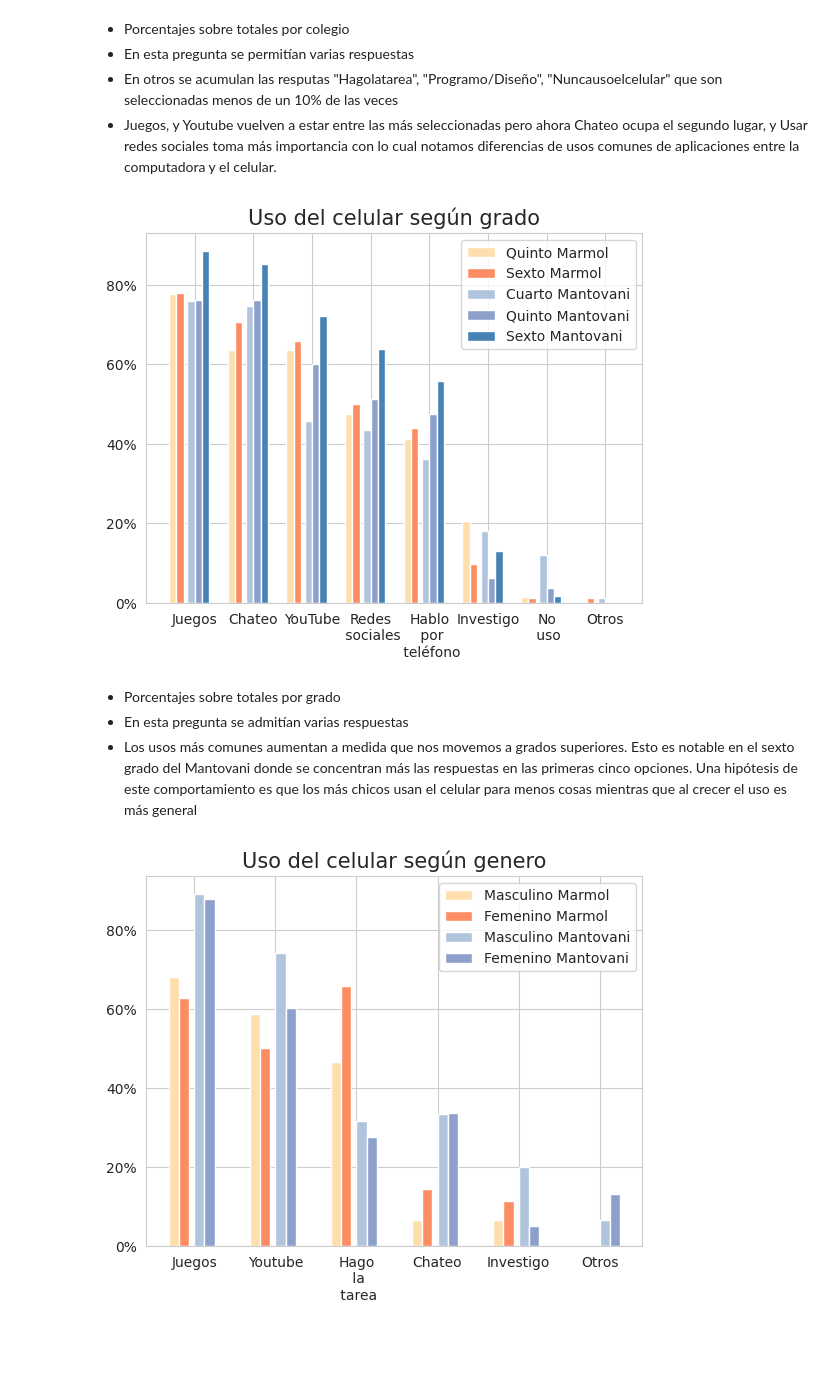
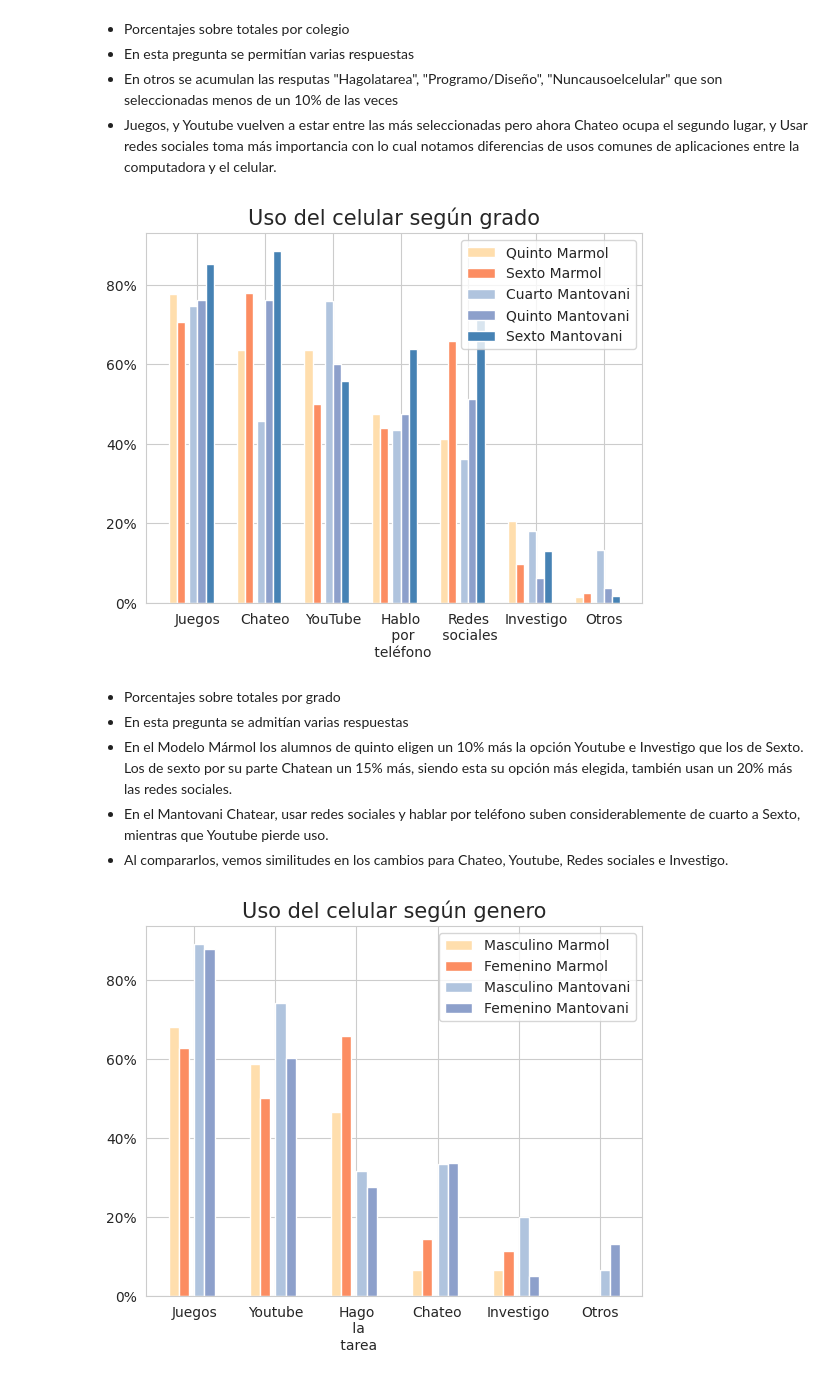
Before and after one commit to fedesassone/tesis, a Jupyter notebook: notebooks/Poblacional.ipynb, the cells around one changed output. Cells and saved outputs as stored; diff of their text form; code cells hidden in the pictures; blank space fills up the shorter version.

Commit message:
Uso celu segun grado corregido

```diff
--- a/notebooks/Poblacional.ipynb
+++ b/notebooks/Poblacional.ipynb
@@ -865,60 +865,64 @@ plt.savefig('poblacional_uso_celular.png')
 data_total = df_fe["uso_celular"].str.replace(" ", "").str.get_dummies(sep=',').sum().div(cant_total).sort_values(ascending=False)
 
 data_marmol_quinto = marmol[marmol['grado']=="Quinto"]["uso_celular"].str.replace(" ", "").str.get_dummies(sep=',').sum().div(cant_marmol_quinto).sort_values(ascending=False)
 data_marmol_sexto = marmol[marmol['grado']=="Sexto"]["uso_celular"].str.replace(" ", "").str.get_dummies(sep=',').sum().div(cant_marmol_sexto).sort_values(ascending=False)
 
 data_mantovani_cuarto = mantovani[mantovani['grado']=="Cuarto"]["uso_celular"].str.replace(" ", "").str.get_dummies(sep=',').sum().div(cant_mantovani_cuarto).sort_values(ascending=False)
 data_mantovani_quinto = mantovani[mantovani['grado']=="Quinto"]["uso_celular"].str.replace(" ", "").str.get_dummies(sep=',').sum().div(cant_mantovani_quinto).sort_values(ascending=False)
 data_mantovani_sexto = mantovani[mantovani['grado']=="Sexto"]["uso_celular"].str.replace(" ", "").str.get_dummies(sep=',').sum().div(cant_mantovani_sexto).sort_values(ascending=False)
 
-otros = ["Hagolatarea", "Programo/Diseño"]
+otros = ["Hagolatarea", "Nuncausoelcelular", "Programo/Diseño"]
 
-dfs = [data_total, data_marmol_quinto, data_marmol_sexto, data_mantovani_cuarto, data_mantovani_quinto, data_mantovani_sexto]
+dfs = [data_marmol_quinto, data_marmol_sexto, data_mantovani_cuarto, data_mantovani_quinto, data_mantovani_sexto]
 
-for df in dfs:
-    df["Otros"] = 0.0
-    for data in df.index:
-        if data in otros:
-            df["Otros"] = df["Otros"] + df[data]
-            df.drop(data, inplace=True)
+result = pd.concat(dfs, axis=1)
+result = result.rename(columns={0:'Quinto Marmol',
+                                1:'Sexto Marmol',
+                                2:'Cuarto Mantovani',
+                                3:'Quinto Mantovani',
+                                4:'Sexto Mantovani'})
 
-    for data in data_total.index:
-        if data not in df.index:
-            df[data] = 0.0
+result.loc["Otros"] = [0.0]*5
 
-bar_width = 0.25
+result =result.fillna(0)
+for row in otros:
+        result.loc['Otros'] += result.loc[row]
+        result.drop([row], inplace=True)
 
-ticks = [1, 3, 5, 7, 9, 11, 13, 15]
+bar_width = 0.12
 
-labels = ("Juegos", "Chateo", "YouTube", "Redes\n sociales", \
-           "Hablo\n por\n teléfono", "Investigo", "No\n uso", "Otros")
+ticks = np.arange(len(result))
+
+labels = ("Juegos", "Chateo", "YouTube", "Hablo\n por\n teléfono", \
+           "Redes\n sociales", "Investigo", "Otros")
 
 br_marmol_quinto = ticks
 br_marmol_sexto = [x + bar_width for x in br_marmol_quinto]
 
 br_mantovani_cuarto = [x + 1.5* bar_width for x in br_marmol_sexto]
 br_mantovani_quinto = [x + bar_width for x in br_mantovani_cuarto]
 br_mantovani_sexto  = [x + bar_width for x in br_mantovani_quinto]
 
-plt.bar(br_marmol_quinto,data_marmol_quinto, width=bar_width, label = 'Quinto Marmol', color='navajowhite')
-plt.bar(br_marmol_sexto,data_marmol_sexto, width=bar_width, label = 'Sexto Marmol', color='C1')
-
-plt.bar(br_mantovani_cuarto,data_mantovani_cuarto, width=bar_width, label = 'Cuarto Mantovani', color='lightsteelblue')
-plt.bar(br_mantovani_quinto,data_mantovani_quinto, width=bar_width, label = 'Quinto Mantovani', color='C2')
-plt.bar(br_mantovani_sexto,data_mantovani_sexto, width=bar_width, label = 'Sexto Mantovani', color='steelblue')
+plt.bar(br_marmol_quinto,    result['Quinto Marmol'], width=bar_width, label = 'Quinto Marmol', color='navajowhite')
+plt.bar(br_marmol_sexto,     result['Sexto Marmol'], width=bar_width, label = 'Sexto Marmol', color='C1')
+plt.bar(br_mantovani_cuarto, result['Cuarto Mantovani'], width=bar_width, label = 'Cuarto Mantovani', color='lightsteelblue')
+plt.bar(br_mantovani_quinto, result['Quinto Mantovani'], width=bar_width, label = 'Quinto Mantovani', color='C2')
+plt.bar(br_mantovani_sexto,  result['Sexto Mantovani'], width=bar_width, label = 'Sexto Mantovani', color='steelblue')
 
 plt.gca().yaxis.set_major_formatter(PercentFormatter(1))
 plt.title("Uso del celular según grado", fontsize=15)
 ticks = [x + 3*bar_width for x in ticks]
 plt.xticks(ticks, labels)
-plt.legend()
+plt.legend(loc='upper right')
 plt.savefig('poblacional_uso_celular_segun_grado.png')
 # %% [output]
-[figure, old version]
+[figure, new version]
 # %% [markdown]
 * Porcentajes sobre totales por grado
 * En esta pregunta se admitían varias respuestas
-* Los usos más comunes aumentan a medida que nos movemos a grados superiores. Esto es notable en el sexto grado del Mantovani donde se concentran más las respuestas en las primeras cinco opciones. Una hipótesis de este comportamiento es que los más chicos usan el celular para menos cosas mientras que al crecer el uso es más general
+* En el Modelo Mármol los alumnos de quinto eligen un 10% más la opción Youtube e Investigo que los de Sexto. Los de sexto por su parte Chatean un 15% más, siendo esta su opción más elegida, también usan un 20% más las redes sociales.
+* En el Mantovani Chatear, usar redes sociales y hablar por teléfono suben considerablemente de cuarto a Sexto, mientras que Youtube pierde uso.
+* Al compararlos, vemos similitudes en los cambios para Chateo, Youtube, Redes sociales e Investigo.
 # %%
 # Uso del celular según género
 data_total = df_fe["uso_computadora"].str.replace(" ", "").str.get_dummies(sep=',').sum().div(cant_total).sort_values(ascending=False)
```
Also changed, not shown: 1 other file.
